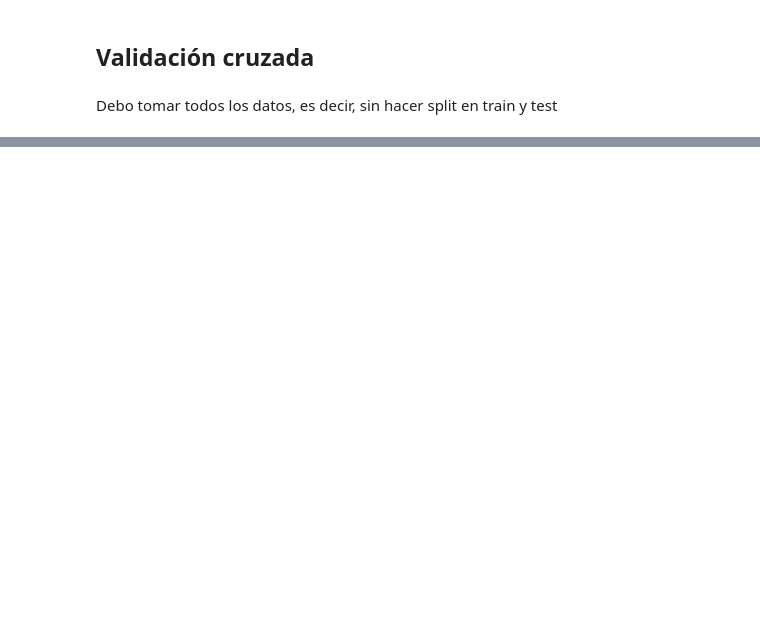
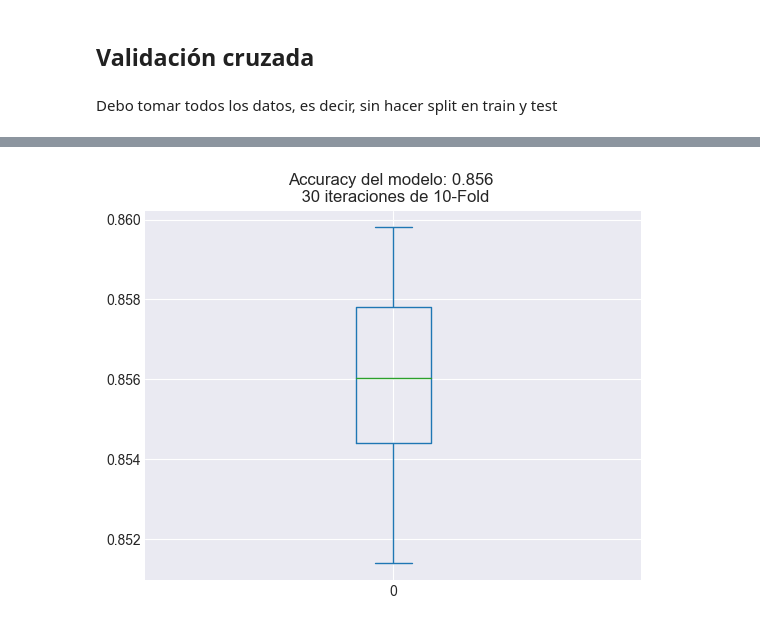
Before and after one commit to Edgar-La/Covid_19_Mexico, a Jupyter notebook: Final_Project.ipynb, the cells around one changed output, grey strips where cells are left out. Drawn from its saved outputs; the diff is of its cells as text; code cells hidden in the pictures; blank space fills up the shorter version.

```diff
--- a/Final_Project.ipynb
+++ b/Final_Project.ipynb
@@ -1478,0 +1592,34 @@ cv_scores = cross_val_score(SVC(C= mejores_hiperparametros['C'],
+# %%
+def validacion_cruzada(x_data, y_target, model, iters=30, k_folds=10):
+
+    iter_cv_scores = []
+    for _ in tqdm(range(iters), desc = 'Iteraciones de CV'):
+
+        #Balancear clases
+        #remuestreo clase minoritaria
+        ros = SMOTE(sampling_strategy=0.035148)
+        X_resampled, y_resampled = ros.fit_resample(x_data, y_target)
+        #submuestreo clase mayoritaria
+        rus = RandomUnderSampler(random_state=None)
+        X_resampled, y_resampled = rus.fit_resample(X_resampled, y_resampled)
+
+        #Normalizar datos
+        scaler = StandardScaler()
+        X_scaled = scaler.fit_transform(X_resampled)
+
+        # k folds
+        folds = KFold(n_splits=k_folds, random_state = None, shuffle=True)
+
+        # CV
+        cv_scores = cross_val_score(model,
+                                X_scaled,
+                                y_resampled,
+                                cv=folds)
+
+        # Guardar scores en lista
+        iter_cv_scores.append(cv_scores)
+    return np.array(iter_cv_scores)
+# %%
+modelo = SVC(kernel='rbf')
+
+cross_scores = validacion_cruzada(X, Y, modelo, iters=30, k_folds=10)
@@ -1478,0 +1646,6 @@ cv_scores = cross_val_score(SVC(C= mejores_hiperparametros['C'],
+# %%
+cross_scores_mean = []
+cross_scores_std = []
+for i in range(cross_scores.shape[0]):
+    cross_scores_mean.append(np.array(cross_scores[i,:]).mean())
+    cross_scores_std.append(np.array(cross_scores[i,:]).std())
@@ -1479,4 +1656,5 @@ cv_scores = cross_val_score(SVC(C= mejores_hiperparametros['C'],
 # %%
+cv_scores= np.array(cross_scores_mean)
 print(f"Cross-validation scores: {cv_scores}")
 print(f"Mean cross-validation score: {cv_scores.mean()}")
 print(f"Standard deviation of cross-validation score: {cv_scores.std()}")
@@ -1482,0 +1669,5 @@ print(f"Standard deviation of cross-validation score: {cv_scores.std()}")
+# %%
+pd.DataFrame(cv_scores).plot(kind='box');
+plt.title(f'Accuracy del modelo: {round(cv_scores.mean(), 4)} \n 30 iteraciones de 10-Fold');
+# %% [output]
+[figure, added]
```
Also changed, not shown: parts of 23 cells of this notebook.
